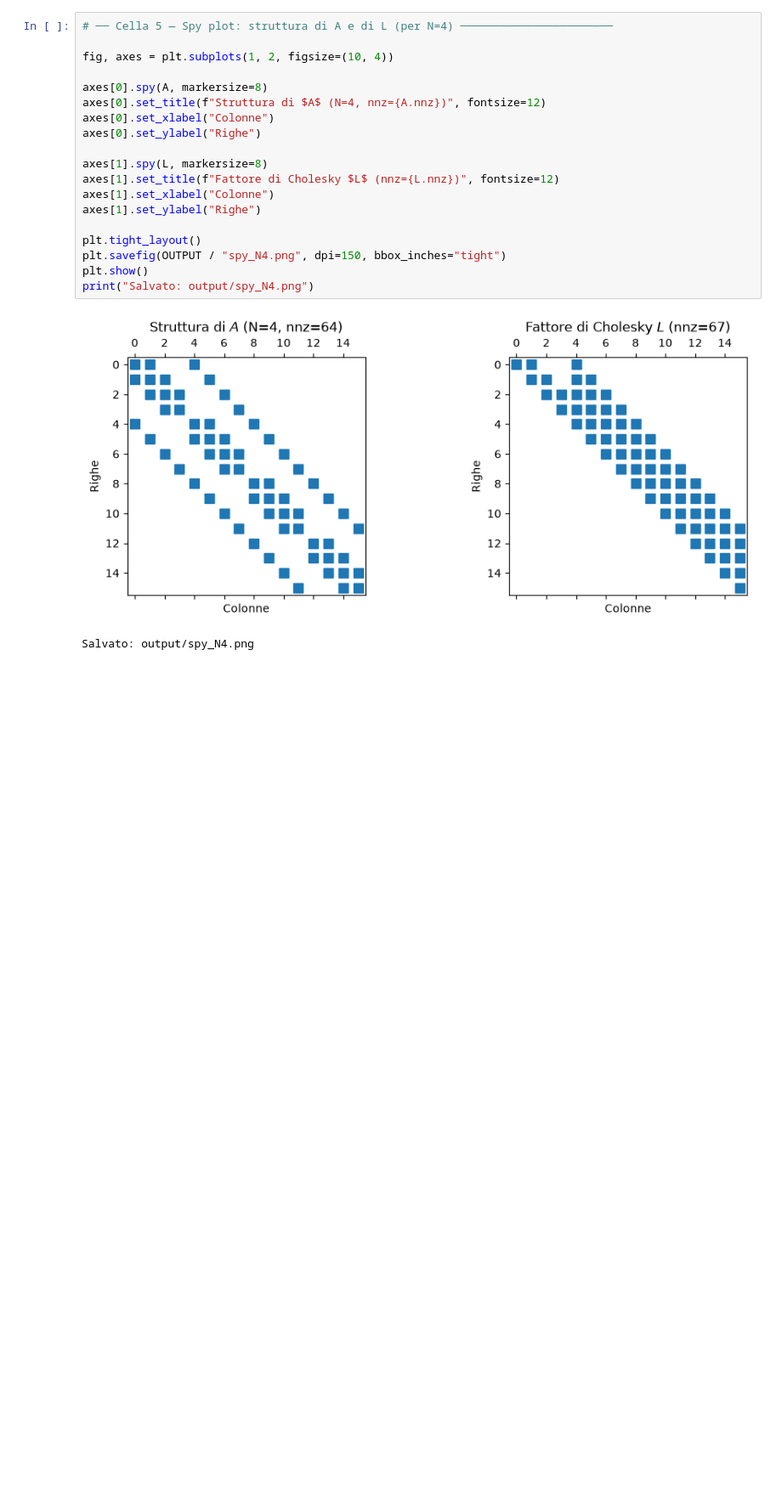
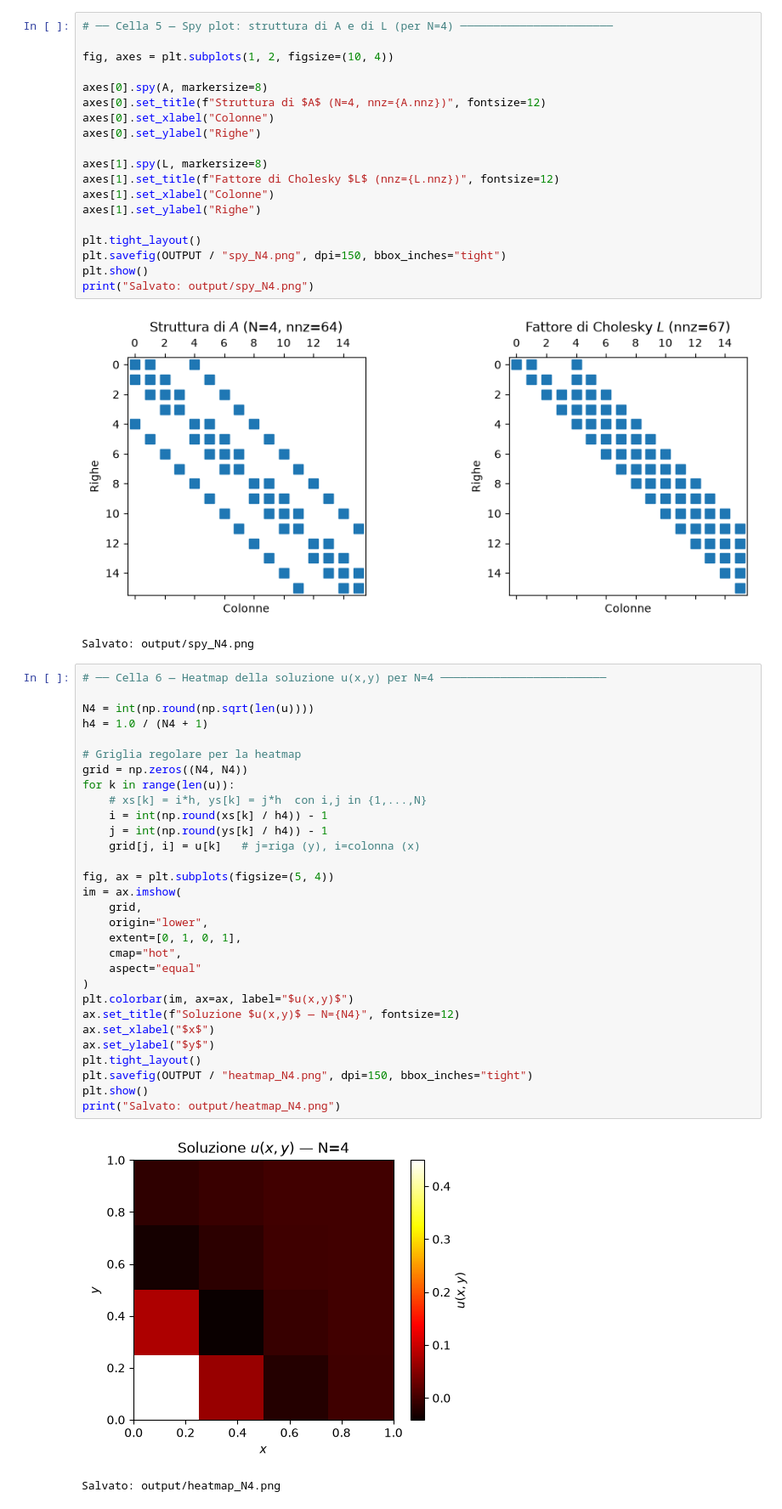
Before and after one commit to Giosue-tanz/Equazione-del-calore-2D-e-riordinamento-nelle-fattorizzazioni-Cholesky, a Jupyter notebook: notebook/solver.ipynb, the cells around one changed output. Shown at 85% size. Saved outputs shown, nothing was run; the diff lists cells and outputs as text; blank space fills up the shorter version.

```diff
--- a/notebook/solver.ipynb
+++ b/notebook/solver.ipynb
@@ -180,3 +180,36 @@ print("Salvato: output/spy_N4.png")
 # %% [output]
 [figure]
 Salvato: output/spy_N4.png
+# %%
+# ── Cella 6 — Heatmap della soluzione u(x,y) per N=4 ─────────────────────────
+
+N4 = int(np.round(np.sqrt(len(u))))
+h4 = 1.0 / (N4 + 1)
+
+# Griglia regolare per la heatmap
+grid = np.zeros((N4, N4))
+for k in range(len(u)):
+    # xs[k] = i*h, ys[k] = j*h  con i,j in {1,...,N}
+    i = int(np.round(xs[k] / h4)) - 1
+    j = int(np.round(ys[k] / h4)) - 1
+    grid[j, i] = u[k]   # j=riga (y), i=colonna (x)
+
+fig, ax = plt.subplots(figsize=(5, 4))
+im = ax.imshow(
+    grid,
+    origin="lower",
+    extent=[0, 1, 0, 1],
+    cmap="hot",
+    aspect="equal"
+)
+plt.colorbar(im, ax=ax, label="$u(x,y)$")
+ax.set_title(f"Soluzione $u(x,y)$ — N={N4}", fontsize=12)
+ax.set_xlabel("$x$")
+ax.set_ylabel("$y$")
+plt.tight_layout()
+plt.savefig(OUTPUT / "heatmap_N4.png", dpi=150, bbox_inches="tight")
+plt.show()
+print("Salvato: output/heatmap_N4.png")
+# %% [output]
+[figure, added]
+Salvato: output/heatmap_N4.png
```
Also changed, not shown: parts of 7 cells of this notebook.
